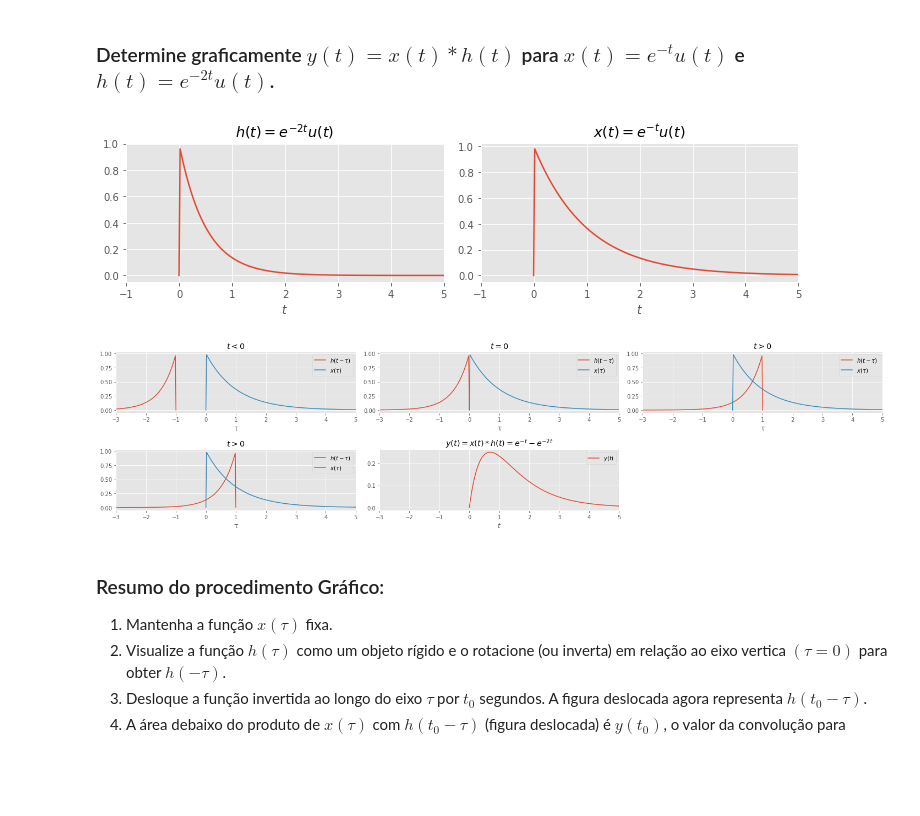
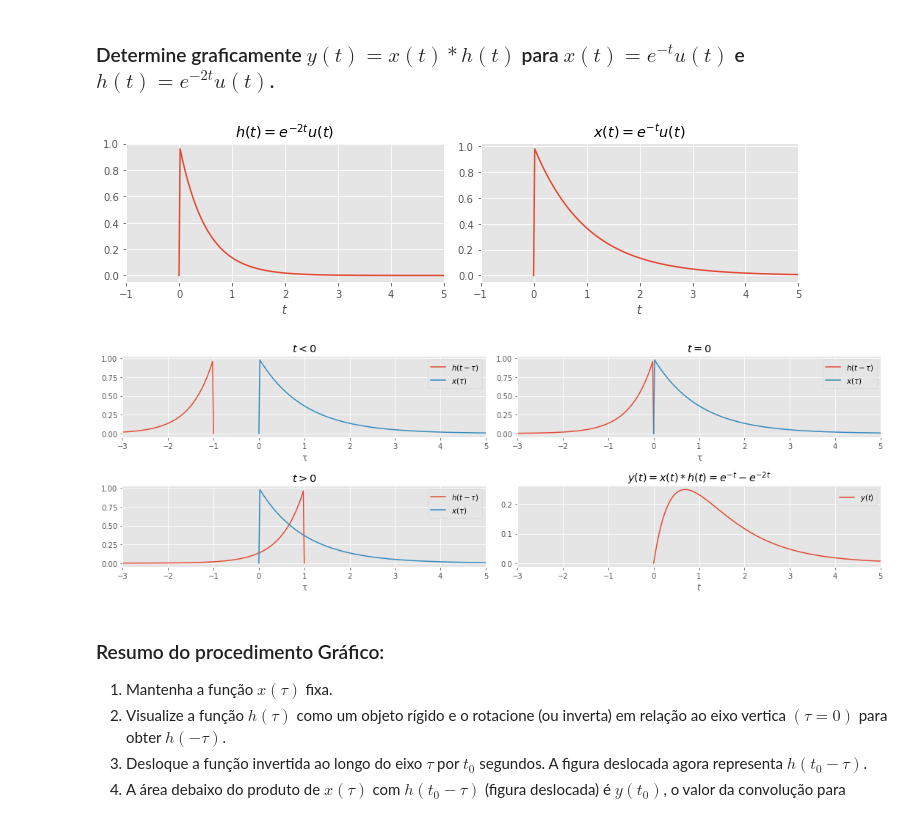
Before and after one commit to willian2610/Processamento-de-Sinais, a Jupyter notebook: Aula 08 - Convolução Variável Contínua (Willian de Vargas).ipynb, the cells around one changed output. Drawn from its saved outputs; the diff is of its cells as text; code cells hidden in the pictures; blank space fills up the shorter version.

```diff
--- a/Aula 08 - Convolução Variável Contínua (Willian de Vargas).ipynb
+++ b/Aula 08 - Convolução Variável Contínua (Willian de Vargas).ipynb
@@ -108,52 +108,44 @@ plt.xlim(-1, 5)
 plt.tight_layout()
 plt.show()
 
-plt.rcParams['figure.figsize'] = (20, 5)
+plt.rcParams['figure.figsize'] = (15, 5)
 
-plt.subplot(231)
+plt.subplot(221)
 plt.title("$t<0$")
 plt.xlabel("τ")
 plt.plot(-1-t, h_t, label="$h(t-τ)$")
 plt.plot(t, x_t, label="$x(τ)$")
 plt.xlim(-3, 5)
 plt.legend(loc = "upper right", )
 
-plt.subplot(232)
+plt.subplot(222)
 plt.title("$t=0$")
 plt.xlabel("τ")
 plt.plot(-t, h_t, label="$h(t-τ)$")
 plt.plot(t, x_t, label="$x(τ)$")
 plt.xlim(-3, 5)
 plt.legend(loc = "upper right")
 
-plt.subplot(233)
+plt.subplot(223)
 plt.title("$t>0$")
 plt.xlabel("τ")
 plt.plot(1-t, h_t, label="$h(t-τ)$")
 plt.plot(t, x_t, label="$x(τ)$")
 plt.xlim(-3, 5)
 plt.legend(loc = "upper right")
 
-plt.subplot(234)
-plt.title("$t>0$")
-plt.xlabel("τ")
-plt.plot(1-t, h_t, label="$h(t-τ)$")
-plt.plot(t, x_t, label="$x(τ)$")
-plt.xlim(-3, 5)
-plt.legend(loc = "upper right")
-
-plt.subplot(235)
+plt.subplot(224)
 plt.title("$y(t)=x(t)*h(t)=e^{-t}-e^{-2t}$")
 plt.xlabel("$t$")
 plt.plot(t, y_t, label="$y(t)$")
 plt.xlim(-3, 5)
 plt.legend(loc = "upper right")
 
 plt.tight_layout()
 plt.show()
 # %% [output]
 [figure]
-[figure, old version]
+[figure, new version]
 # %% [markdown]
 ### Resumo do procedimento Gráfico:
 
```
